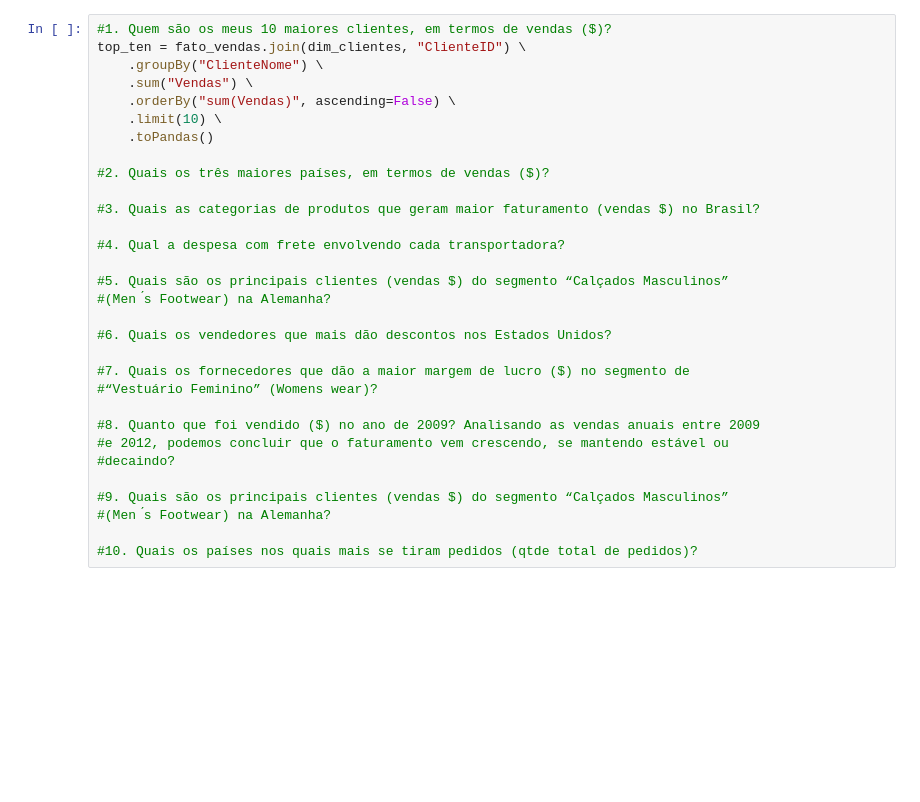
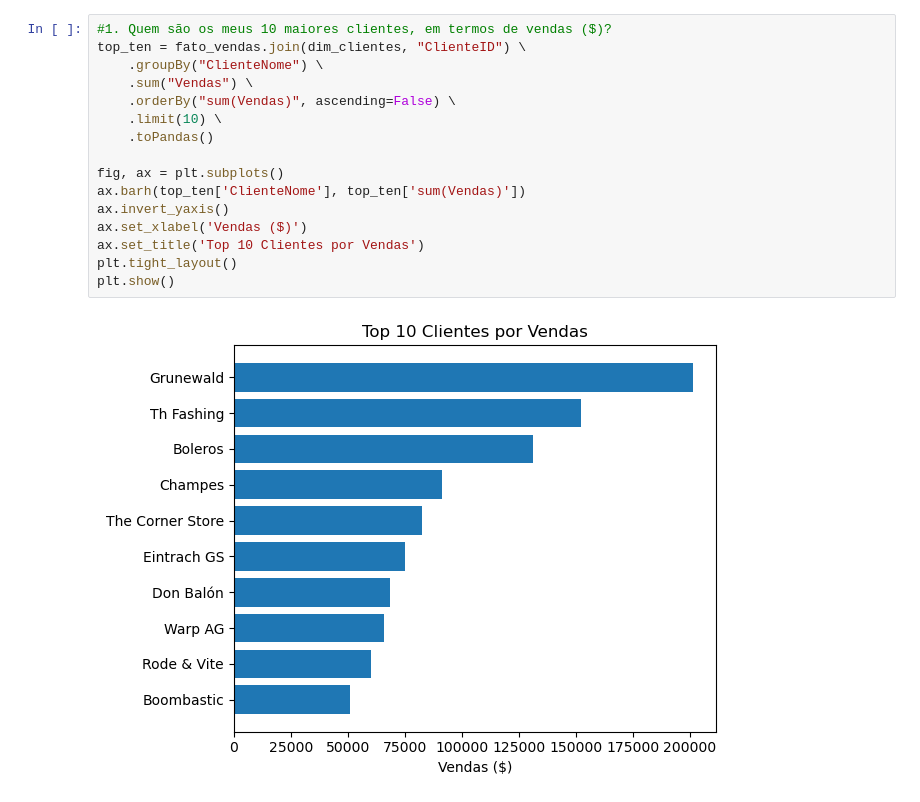
Before and after one commit to lukilme/big-data-analysis-cluster, a Jupyter notebook: studies/pyspark.ipynb, the cells around one changed output. Drawn from its saved outputs; the diff is of its cells as text; blank space fills up the shorter version.

```diff
--- a/studies/pyspark.ipynb
+++ b/studies/pyspark.ipynb
@@ -39,31 +43,18 @@ fato_vendas = df_vendas.select(
-# %%
-#1. Quem são os meus 10 maiores clientes, em termos de vendas ($)?
-top_ten = fato_vendas.join(dim_clientes, "ClienteID") \
-    .groupBy("ClienteNome") \
-    .sum("Vendas") \
-    .orderBy("sum(Vendas)", ascending=False) \
-    .limit(10) \
-    .toPandas()
-
-#2. Quais os três maiores países, em termos de vendas ($)?
-
-#3. Quais as categorias de produtos que geram maior faturamento (vendas $) no Brasil?
-
-#4. Qual a despesa com frete envolvendo cada transportadora?
-
-#5. Quais são os principais clientes (vendas $) do segmento “Calçados Masculinos”
-#(Men ́s Footwear) na Alemanha?
-
-#6. Quais os vendedores que mais dão descontos nos Estados Unidos?
-
-#7. Quais os fornecedores que dão a maior margem de lucro ($) no segmento de
-#“Vestuário Feminino” (Womens wear)?
-
-#8. Quanto que foi vendido ($) no ano de 2009? Analisando as vendas anuais entre 2009
-#e 2012, podemos concluir que o faturamento vem crescendo, se mantendo estável ou
-#decaindo?
-
-#9. Quais são os principais clientes (vendas $) do segmento “Calçados Masculinos”
-#(Men ́s Footwear) na Alemanha?
-
-#10. Quais os países nos quais mais se tiram pedidos (qtde total de pedidos)?
+# %%
+#1. Quem são os meus 10 maiores clientes, em termos de vendas ($)?
+top_ten = fato_vendas.join(dim_clientes, "ClienteID") \
+    .groupBy("ClienteNome") \
+    .sum("Vendas") \
+    .orderBy("sum(Vendas)", ascending=False) \
+    .limit(10) \
+    .toPandas()
+
+fig, ax = plt.subplots()
+ax.barh(top_ten['ClienteNome'], top_ten['sum(Vendas)'])
+ax.invert_yaxis()
+ax.set_xlabel('Vendas ($)')
+ax.set_title('Top 10 Clientes por Vendas')
+plt.tight_layout()
+plt.show()
+# %% [output]
+[figure, added]
```
Also changed, not shown: parts of 10 cells of this notebook.
